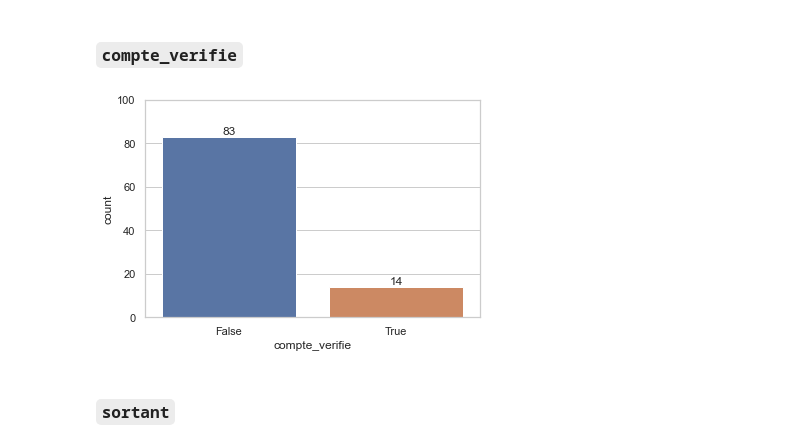
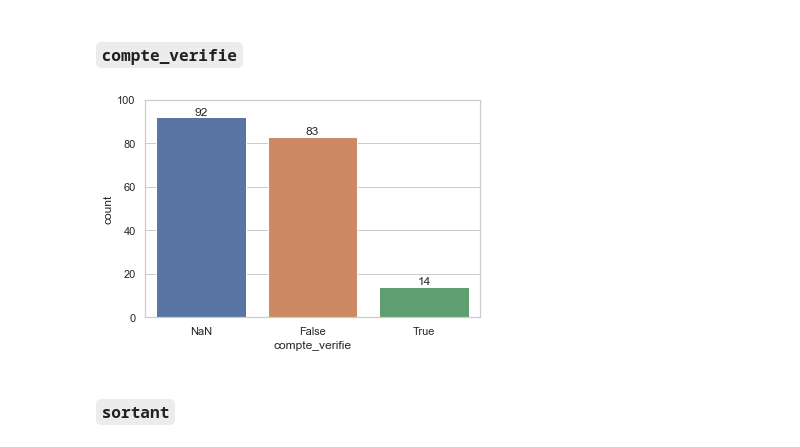
Before and after one commit to Antoine101/ElecTweets, a Jupyter notebook: model_exploration_vEva.ipynb, the cells around one changed output. Drawn from its saved outputs; the diff is of its cells as text; code cells hidden in the pictures.

Commit message:
exploration du dataset avec notamment l'ajout de graphe d'analyse des variables agrégées

```diff
--- a/model_exploration_vEva.ipynb
+++ b/model_exploration_vEva.ipynb
@@ -49,7 +49,7 @@ dates = [
     "date_premier_tour"
 ]
 
-df = pd.read_csv('data/dataframe_to_use.csv', sep=";", parse_dates=dates)
+df = pd.read_csv('data/dataframe_to_use.csv', sep=";", parse_dates=dates, encoding="utf-8")
 # %% [markdown]
 ## Exploration et Analyse du Dataset
 # %%
@@ -83,4 +83,7 @@ dtypes: bool(3), datetime64[ns](3), float64(25), int64(20), object(7)
 memory usage: 81.9+ KB
 # %% [markdown]
 ### `sexe`
+# %%
+def plotDataframeWithNaN(df, attributeName):
+    return df[attributeName].fillna('NaN').to_frame()
 # %%
@@ -93,12 +96,12 @@ plt.show()
 # %% [markdown]
 ### `compte_verifie`
 # %%
-ax = sns.countplot(x="compte_verifie", data=df)
+ax = sns.countplot(x="compte_verifie", data=plotDataframeWithNaN(df, "compte_verifie"))
 ax.bar_label(ax.containers[0])
 ax.set_ylim([0, 100])
 plt.show()
 # %% [output]
-[figure, old version]
+[figure, new version]
 # %% [markdown]
 ### `sortant`
 # %%
```
Also changed, not shown: parts of 12 cells of this notebook.
